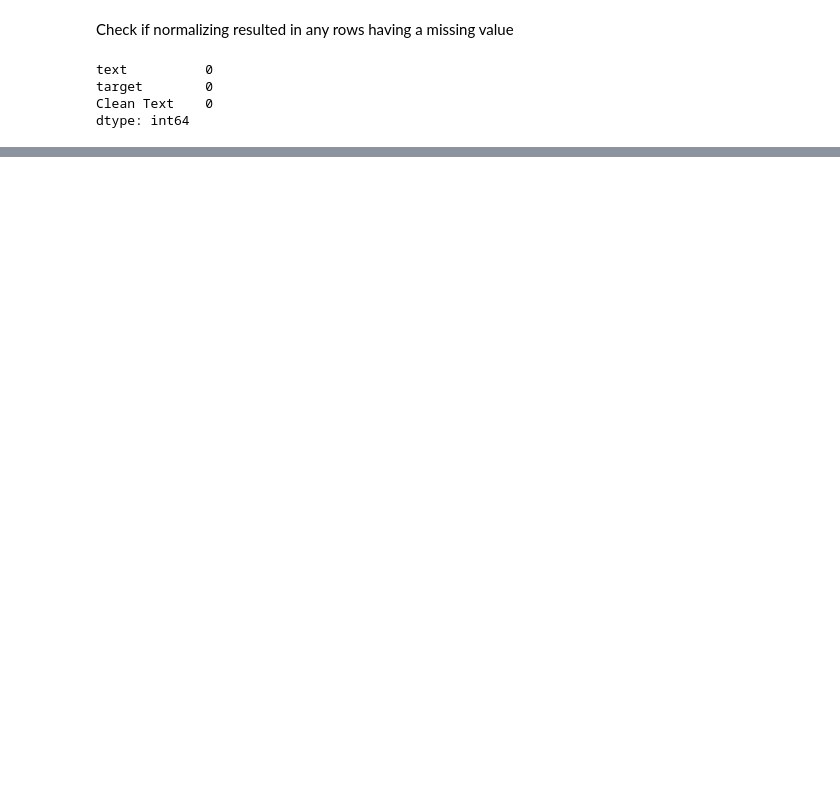
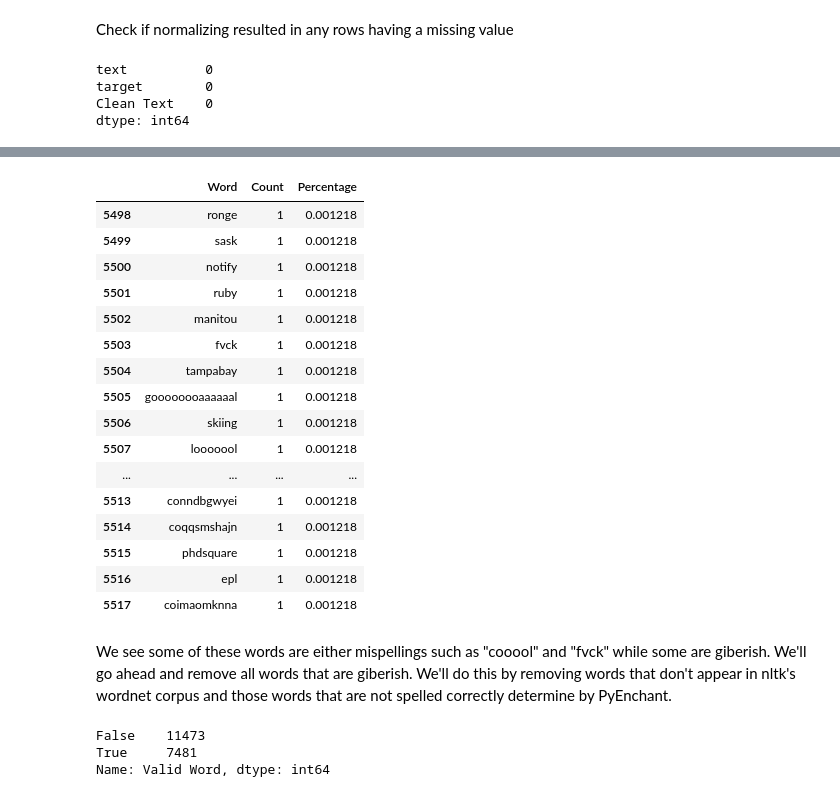
Before and after one commit to AustinYunker/Twitter-Prediction, a Jupyter notebook: Tweet Cleaner.ipynb, the cells around one changed output, grey strips where cells are left out. Saved outputs shown, nothing was run; the diff lists cells and outputs as text; code cells hidden in the pictures; blank space fills up the shorter version.

```diff
--- a/Tweet Cleaner.ipynb
+++ b/Tweet Cleaner.ipynb
@@ -435,0 +503,22 @@ dtype: int64
+# %%
+word_df.loc[word_df["Count"] == 1].head(n=20)
+# %% [output]
+|  | Word | Count | Percentage |
+| 5498 | ronge | 1 | 0.001218 |
+| 5499 | sask | 1 | 0.001218 |
+| 5500 | notify | 1 | 0.001218 |
+| 5501 | ruby | 1 | 0.001218 |
+| 5502 | manitou | 1 | 0.001218 |
+| 5503 | fvck | 1 | 0.001218 |
+| 5504 | tampabay | 1 | 0.001218 |
+| 5505 | goooooooaaaaaal | 1 | 0.001218 |
+| 5506 | skiing | 1 | 0.001218 |
+| 5507 | looooool | 1 | 0.001218 |
+| ... | ... | ... | ... |
+| 5513 | conndbgwyei | 1 | 0.001218 |
+| 5514 | coqqsmshajn | 1 | 0.001218 |
+| 5515 | phdsquare | 1 | 0.001218 |
+| 5516 | epl | 1 | 0.001218 |
+| 5517 | coimaomknna | 1 | 0.001218 |
+# %% [markdown]
+We see some of these words are either mispellings such as "cooool" and "fvck" while some are giberish. We'll go ahead and remove all words that are giberish. We'll do this by removing words that don't appear in nltk's wordnet corpus and those words that are not spelled correctly determine by PyEnchant.
@@ -435,0 +534,6 @@ dtype: int64
+# %%
+word_df["Valid Word"].value_counts()
+# %% [output]
+False    11473
+True     7481
+Name: Valid Word, dtype: int64
```
Also changed, not shown: parts of 18 cells of this notebook.
